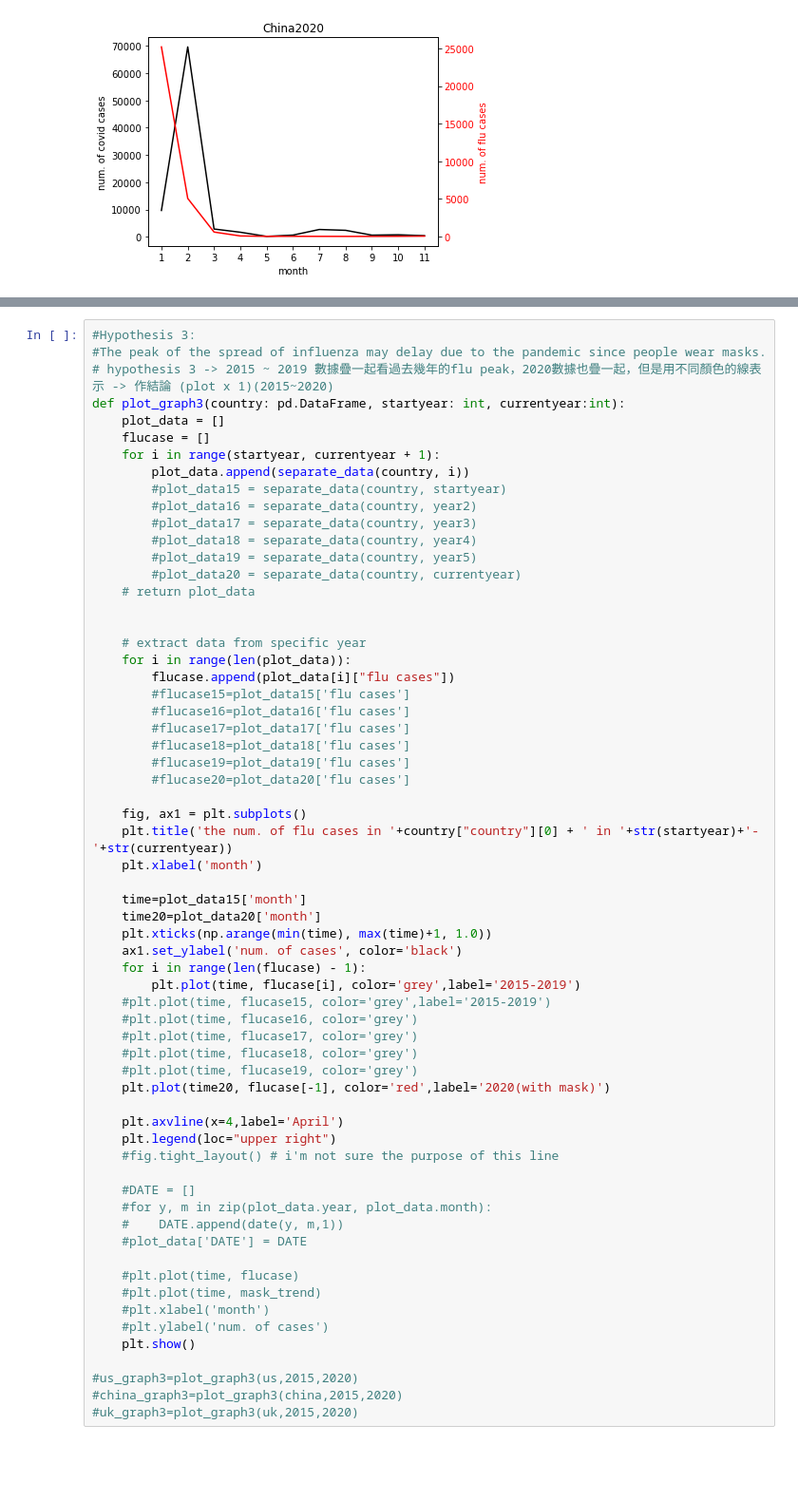
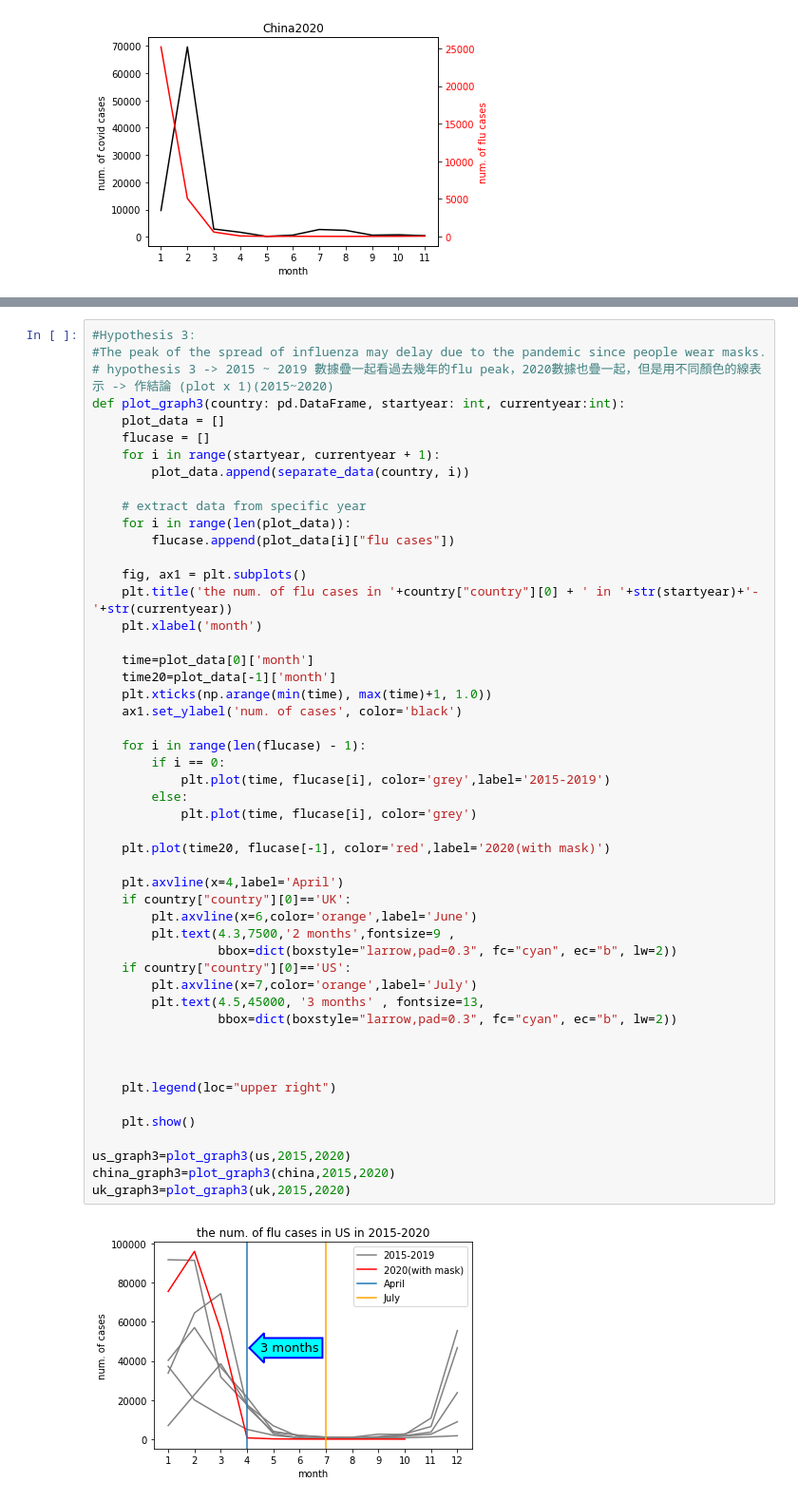
Before and after one commit to annaycc24/2020Fall_projects, a Jupyter notebook: final_pj_team05.ipynb, the cells around one changed output, grey strips where cells are left out. Shown at 95% size. Saved outputs shown, nothing was run; the diff lists cells and outputs as text; blank space fills up the shorter version.

Commit message:
modify the text of hypo 3's graphs

```diff
--- a/final_pj_team05.ipynb
+++ b/final_pj_team05.ipynb
@@ -292,63 +286,52 @@ china_graph2020=plot_covid_graph(china, 2020)
 # %%
 #Hypothesis 3:
 #The peak of the spread of influenza may delay due to the pandemic since people wear masks.
 # hypothesis 3 -> 2015 ~ 2019 數據疊一起看過去幾年的flu peak，2020數據也疊一起，但是用不同顏色的線表示 -> 作結論 (plot x 1)(2015~2020)
 def plot_graph3(country: pd.DataFrame, startyear: int, currentyear:int):
     plot_data = []
     flucase = []
     for i in range(startyear, currentyear + 1):
         plot_data.append(separate_data(country, i))
-        #plot_data15 = separate_data(country, startyear)
-        #plot_data16 = separate_data(country, year2)
-        #plot_data17 = separate_data(country, year3)
-        #plot_data18 = separate_data(country, year4)
-        #plot_data19 = separate_data(country, year5)
-        #plot_data20 = separate_data(country, currentyear)
-    # return plot_data
-
 
     # extract data from specific year
     for i in range(len(plot_data)):
         flucase.append(plot_data[i]["flu cases"])
-        #flucase15=plot_data15['flu cases']
-        #flucase16=plot_data16['flu cases']
-        #flucase17=plot_data17['flu cases']
-        #flucase18=plot_data18['flu cases']
-        #flucase19=plot_data19['flu cases']
-        #flucase20=plot_data20['flu cases']
 
     fig, ax1 = plt.subplots()
     plt.title('the num. of flu cases in '+country["country"][0] + ' in '+str(startyear)+'-'+str(currentyear))
     plt.xlabel('month')
 
-    time=plot_data15['month']
-    time20=plot_data20['month']
+    time=plot_data[0]['month']
+    time20=plot_data[-1]['month']
     plt.xticks(np.arange(min(time), max(time)+1, 1.0))
     ax1.set_ylabel('num. of cases', color='black')
+
     for i in range(len(flucase) - 1):
-        plt.plot(time, flucase[i], color='grey',label='2015-2019')
-    #plt.plot(time, flucase15, color='grey',label='2015-2019')
-    #plt.plot(time, flucase16, color='grey')
-    #plt.plot(time, flucase17, color='grey')
-    #plt.plot(time, flucase18, color='grey')
-    #plt.plot(time, flucase19, color='grey')
+        if i == 0:
+            plt.plot(time, flucase[i], color='grey',label='2015-2019')
+        else:
+            plt.plot(time, flucase[i], color='grey')
+
     plt.plot(time20, flucase[-1], color='red',label='2020(with mask)')
 
     plt.axvline(x=4,label='April')
+    if country["country"][0]=='UK':
+        plt.axvline(x=6,color='orange',label='June')
+        plt.text(4.3,7500,'2 months',fontsize=9 ,
+                 bbox=dict(boxstyle="larrow,pad=0.3", fc="cyan", ec="b", lw=2))
+    if country["country"][0]=='US':
+        plt.axvline(x=7,color='orange',label='July')
+        plt.text(4.5,45000, '3 months' , fontsize=13,
+                 bbox=dict(boxstyle="larrow,pad=0.3", fc="cyan", ec="b", lw=2))
+
+
+
     plt.legend(loc="upper right")
-    #fig.tight_layout() # i'm not sure the purpose of this line
 
-    #DATE = []
-    #for y, m in zip(plot_data.year, plot_data.month):
-    #    DATE.append(date(y, m,1))
-    #plot_data['DATE'] = DATE
-
-    #plt.plot(time, flucase)
-    #plt.plot(time, mask_trend)
-    #plt.xlabel('month')
-    #plt.ylabel('num. of cases')
     plt.show()
 
-#us_graph3=plot_graph3(us,2015,2020)
-#china_graph3=plot_graph3(china,2015,2020)
-#uk_graph3=plot_graph3(uk,2015,2020)
+us_graph3=plot_graph3(us,2015,2020)
+china_graph3=plot_graph3(china,2015,2020)
+uk_graph3=plot_graph3(uk,2015,2020)
+# %% [output]
+[figure, added]
```
Also changed, not shown: parts of 3 cells of this notebook.
